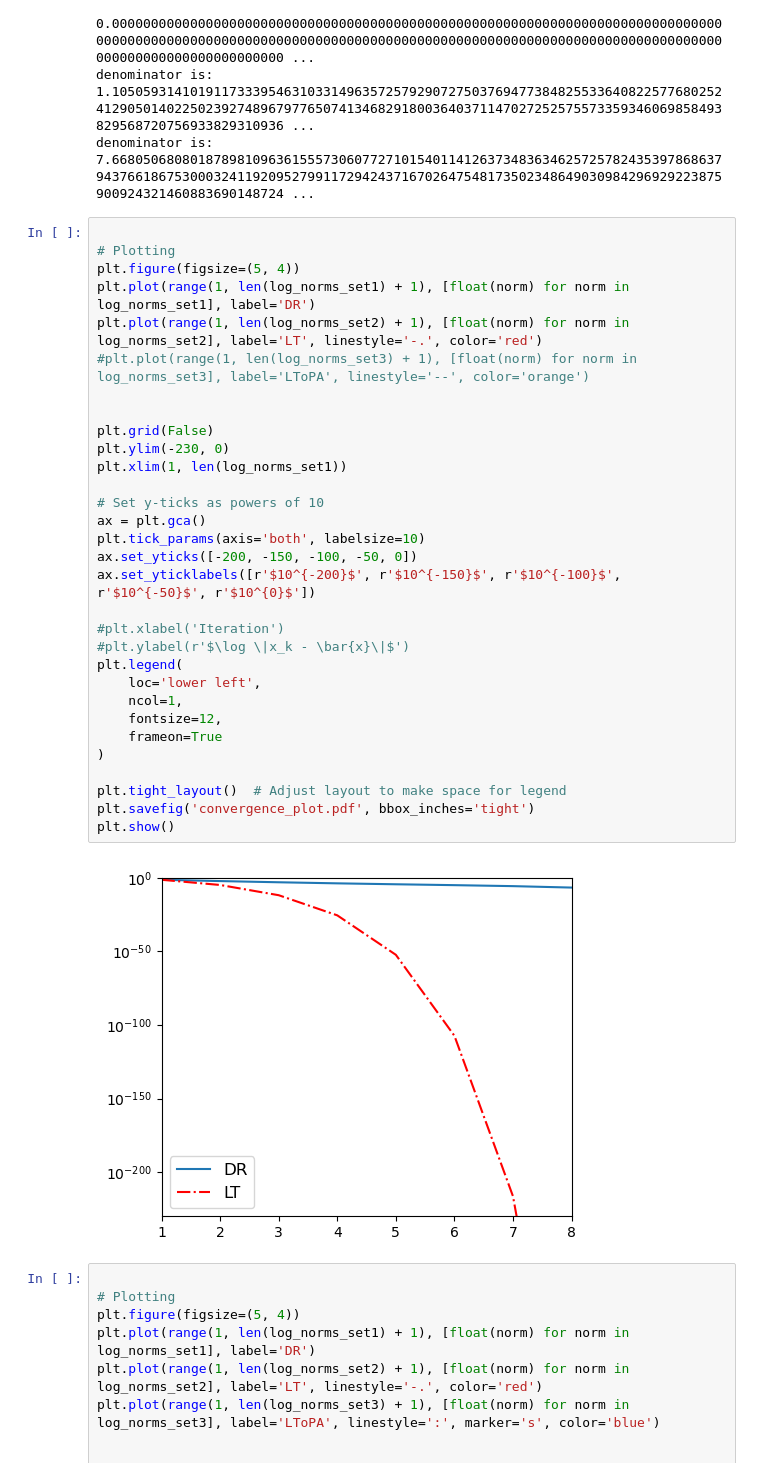
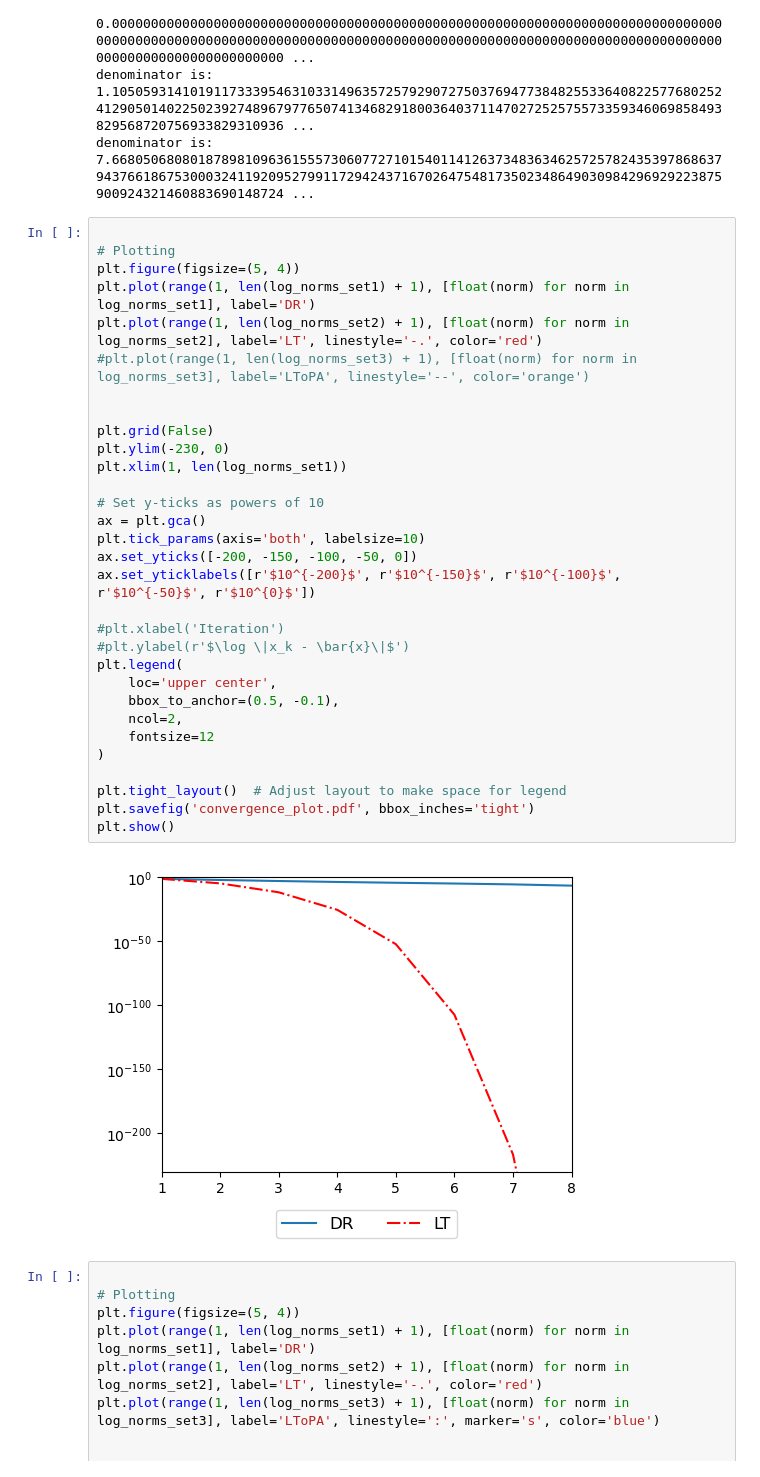
Before and after one commit to Jordancollard/quadratic-convergence-projection-plane-curve, a Jupyter notebook: mpmath DR, LT and PLT Circle and line R2.ipynb, the cells around one changed output. Saved outputs shown, nothing was run; the diff lists cells and outputs as text.

```diff
--- a/mpmath DR, LT and PLT Circle and line R2.ipynb
+++ b/mpmath DR, LT and PLT Circle and line R2.ipynb
@@ -746,36 +746,36 @@ denominator is: 7.66805068080187898109636155573060772710154011412637348363462572
 # %%
 
 # Plotting
 plt.figure(figsize=(5, 4))
 plt.plot(range(1, len(log_norms_set1) + 1), [float(norm) for norm in log_norms_set1], label='DR')
 plt.plot(range(1, len(log_norms_set2) + 1), [float(norm) for norm in log_norms_set2], label='LT', linestyle='-.', color='red')
 #plt.plot(range(1, len(log_norms_set3) + 1), [float(norm) for norm in log_norms_set3], label='LToPA', linestyle='--', color='orange')
 
 
 plt.grid(False)
 plt.ylim(-230, 0)
 plt.xlim(1, len(log_norms_set1))
 
 # Set y-ticks as powers of 10
 ax = plt.gca()
 plt.tick_params(axis='both', labelsize=10)
 ax.set_yticks([-200, -150, -100, -50, 0])
 ax.set_yticklabels([r'$10^{-200}$', r'$10^{-150}$', r'$10^{-100}$', r'$10^{-50}$', r'$10^{0}$'])
 
 #plt.xlabel('Iteration')
 #plt.ylabel(r'$\log \|x_k - \bar{x}\|$')
 plt.legend(
-    loc='lower left',
-    ncol=1,
-    fontsize=12,
-    frameon=True
+    loc='upper center',
+    bbox_to_anchor=(0.5, -0.1),
+    ncol=2,
+    fontsize=12
 )
 
 plt.tight_layout()  # Adjust layout to make space for legend
 plt.savefig('convergence_plot.pdf', bbox_inches='tight')
 plt.show()
 # %% [output]
-[figure, old version]
+[figure, new version]
 # %%
 
 # Plotting
```
Also changed, not shown: parts of 3 cells of this notebook, 6 other files.
